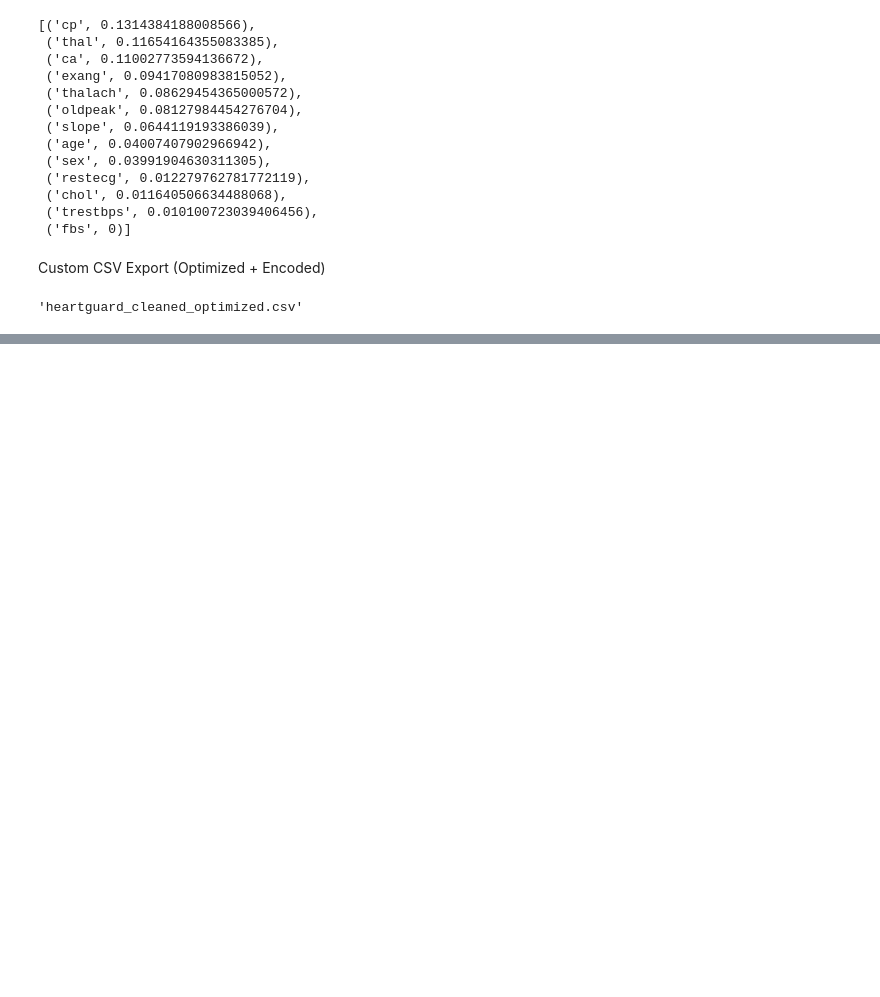
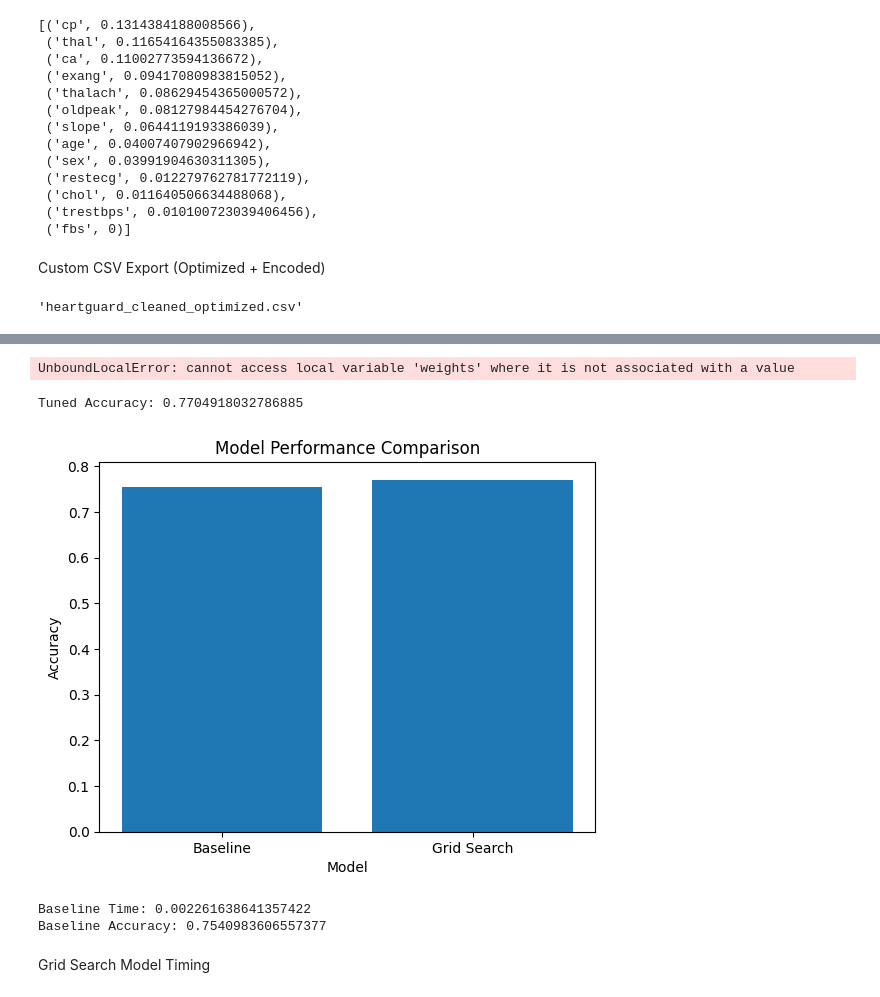
Before and after one commit to Reyan7471/HeartGuard---Heart-disease-Detection-Project-, a Jupyter notebook: notebooks/heartguard_training.ipynb, the cells around one changed output, grey strips where cells are left out. Cells and saved outputs as stored; diff of their text form; code cells hidden in the pictures; blank space fills up the shorter version.

```diff
--- a/notebooks/heartguard_training.ipynb
+++ b/notebooks/heartguard_training.ipynb
@@ -1993,0 +2964,5 @@ export_path
+# %%
+param_grid = {
+    "learning_rate": [0.001, 0.01],
+    "epochs": [50, 100]
+}
@@ -1993,0 +3002,66 @@ export_path
+# %%
+split = int(0.8 * len(X_train))
+
+X_val = X_train[split:]
+y_val = y_train[split:]
+
+X_train = X_train[:split]
+y_train = y_train[:split]
+# %%
+best_params, best_score = manual_grid_search(
+    X_train, y_train, X_val, y_val, param_grid
+)
+
+print("Best Params:", best_params)
+print("Best Score:", best_score)
+# %% [output]
+UnboundLocalError: cannot access local variable 'weights' where it is not associated with a value
+# %%
+tuned_model = train_model(
+    X_train,
+    y_train,
+    learning_rate=best_params["learning_rate"],
+    epochs=best_params["epochs"]
+)
+
+tuned_preds = predict_model(tuned_model, X_test)
+
+tuned_accuracy = accuracy(y_test, tuned_preds)
+
+print("Tuned Accuracy:", tuned_accuracy)
+# %% [output]
+Tuned Accuracy: 0.7704918032786885
+# %%
+import matplotlib.pyplot as plt
+
+models = ["Baseline", "Grid Search"]
+scores = [baseline_accuracy, tuned_accuracy]
+
+plt.figure()
+plt.bar(models, scores)
+plt.title("Model Performance Comparison")
+plt.xlabel("Model")
+plt.ylabel("Accuracy")
+plt.show()
+# %% [output]
+[figure, added]
+# %%
+import time
+
+# Baseline timing
+start = time.time()
+
+model = train_model(X_train, y_train)
+y_pred = predict_model(model, X_test)
+baseline_accuracy = accuracy(y_test, y_pred)
+
+end = time.time()
+baseline_time = end - start
+
+print("Baseline Time:", baseline_time)
+print("Baseline Accuracy:", baseline_accuracy)
+# %% [output]
+Baseline Time: 0.002261638641357422
+Baseline Accuracy: 0.7540983606557377
+# %% [markdown]
+Grid Search Model Timing
```
Also changed, not shown: parts of 126 cells of this notebook, 3 other files.
